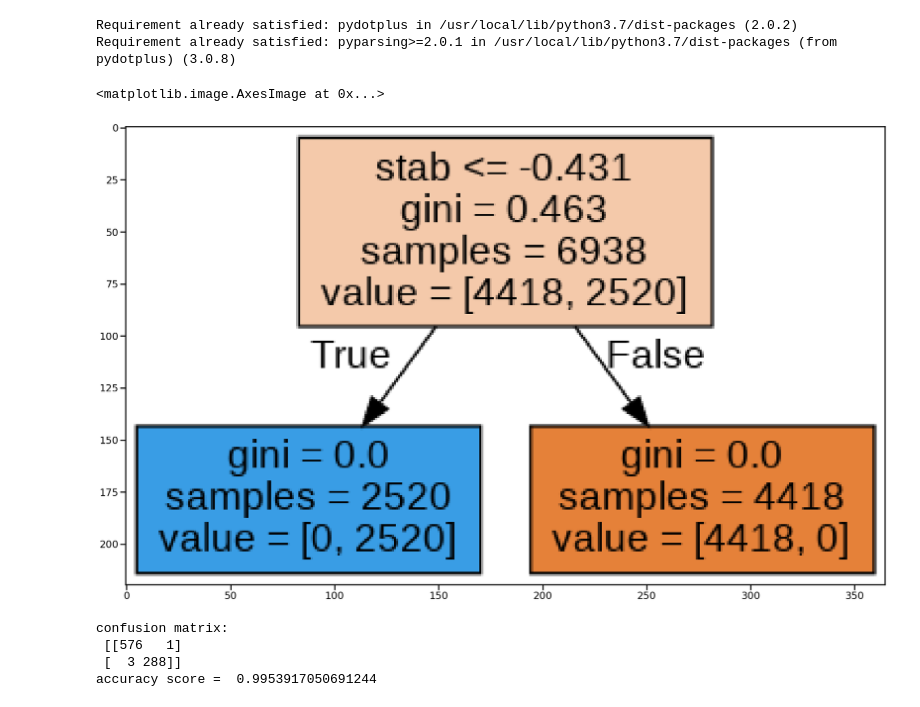
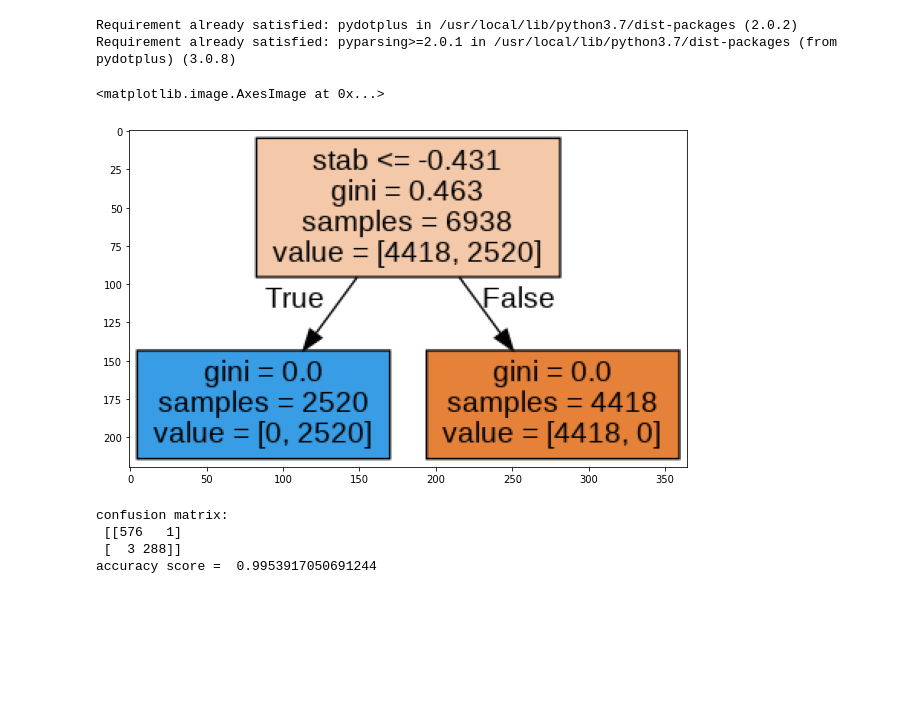
Before and after one commit to 2003a52071/statml, a Jupyter notebook: final_project_DT,SVM.ipynb, the cells around one changed output. Drawn from its saved outputs; the diff is of its cells as text; code cells hidden in the pictures; blank space fills up the shorter version.

```diff
--- a/final_project_DT,SVM.ipynb
+++ b/final_project_DT,SVM.ipynb
@@ -353,12 +358,13 @@ decision_tree = tree.export_graphviz(dt_model,out_file='tree.dot',feature_names=
 # %%
 !dot -Tpng tree.dot -o tree.png
 # %%
+
 image =plt.imread('tree.png')
-plt.figure(figsize=(30,30))
+plt.figure(figsize=(10,10))
 plt.imshow(image)
 # %% [output]
 <matplotlib.image.AxesImage at 0x...>
-[figure, old version]
+[figure, new version]
 # %%
 # Kernel = linear
 from sklearn.svm import SVC
```
Also changed, not shown: parts of 7 cells of this notebook.
